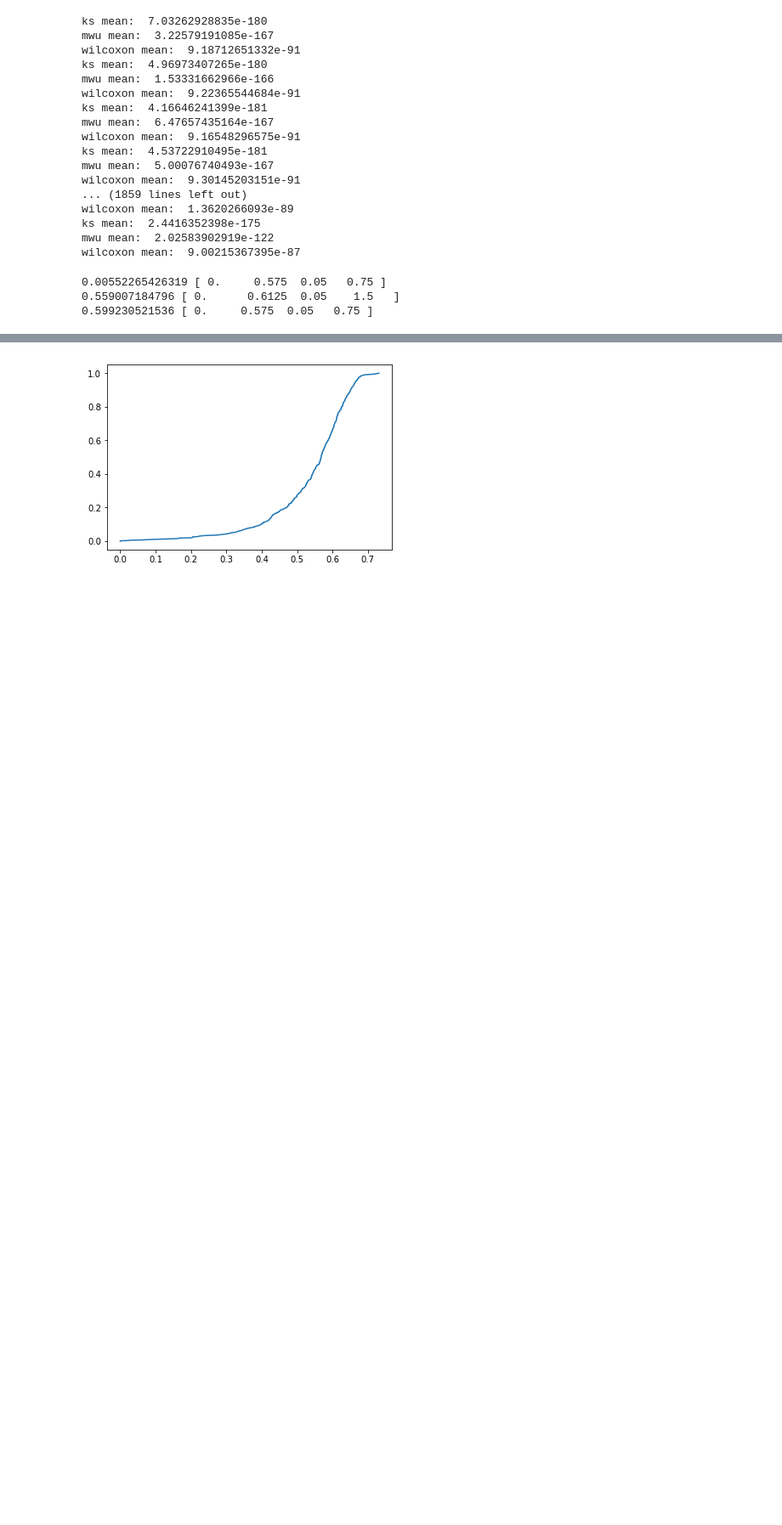
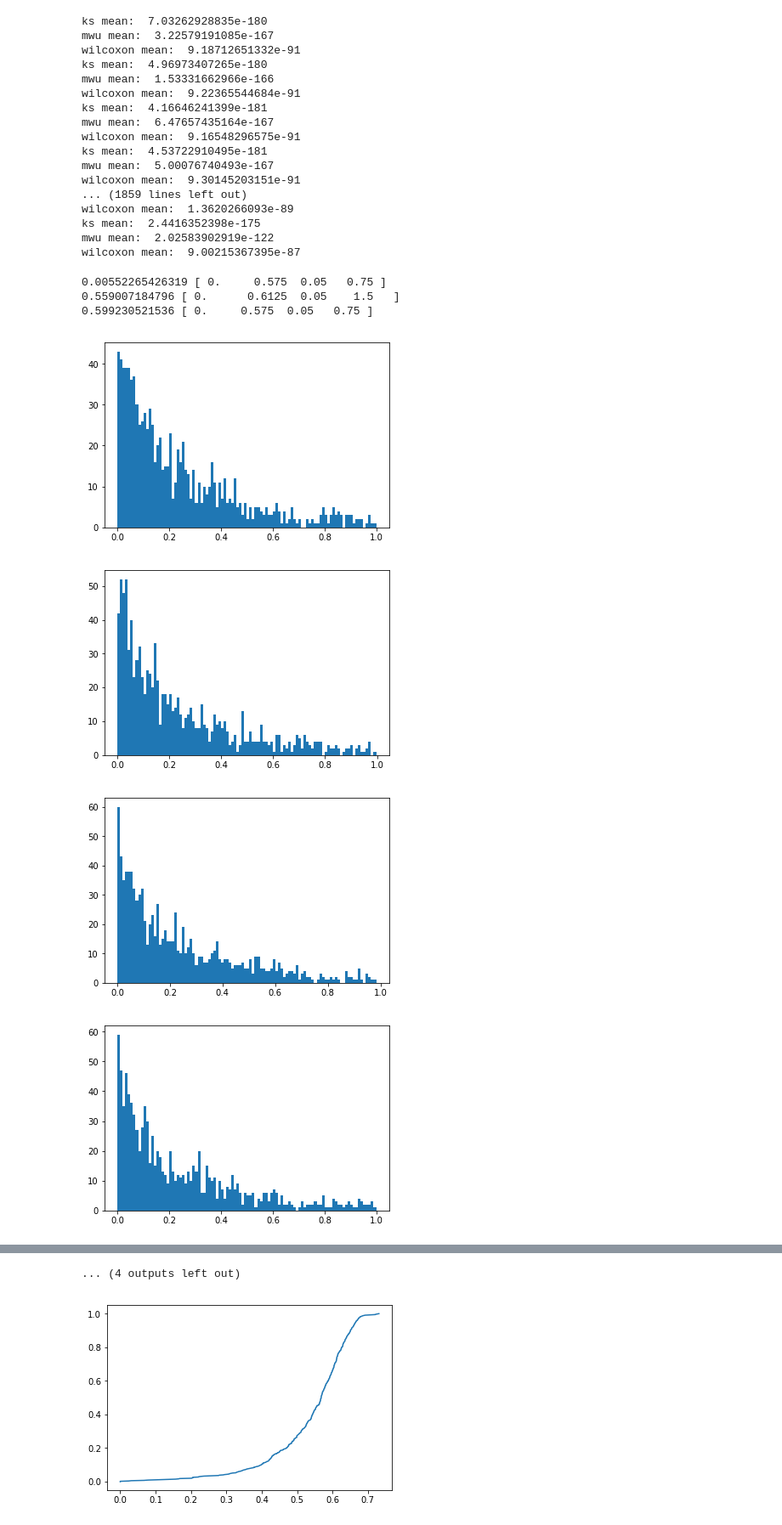
Before and after one commit to rebeccachen0/asiaa, a Jupyter notebook: forward_modeling.ipynb, the cells around one changed output, grey strips where cells are left out. Shown at 85% size. Drawn from its saved outputs; the diff is of its cells as text; code cells hidden in the pictures; blank space fills up the shorter version.

```diff
--- a/forward_modeling.ipynb
+++ b/forward_modeling.ipynb
@@ -226,3 +226,16 @@ print(greatest_w, greatest_params_w)
 0.00552265426319 [ 0.     0.575  0.05   0.75 ]
 0.559007184796 [ 0.      0.6125  0.05    1.5   ]
 0.599230521536 [ 0.     0.575  0.05   0.75 ]
+# %%
+count = 0
+for params, arr in full_results.items():
+    if count < 30 and np.mean(arr[2]) > 0.1:
+        plt.figure()
+        plt.hist(arr[2], bins=100)
+        count+=1
+plt.show()
+# %% [output]
+[figure, added]
+[figure, added]
+[figure, added]
+[figure, added]
@@ -229,3 +250,4 @@ print(greatest_w, greatest_params_w)
+... (4 outputs left out)
 # %%
 #two methods of plotting CDF (true dataset)
 sort_y = np.sort(planets_etamb)
```
Also changed, not shown: parts of 1 cell of this notebook, 2 other files.
